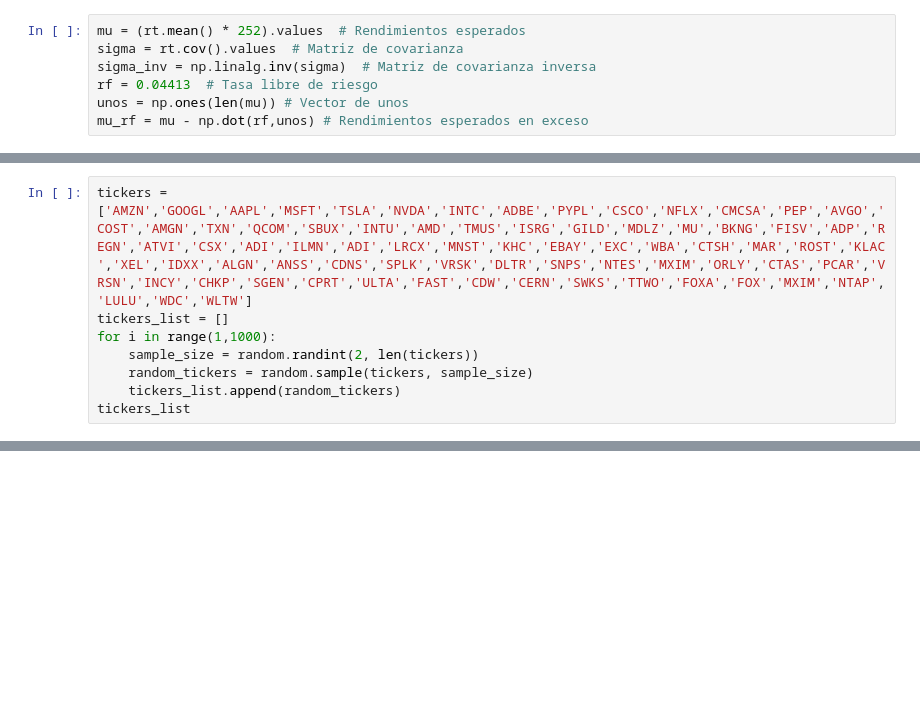
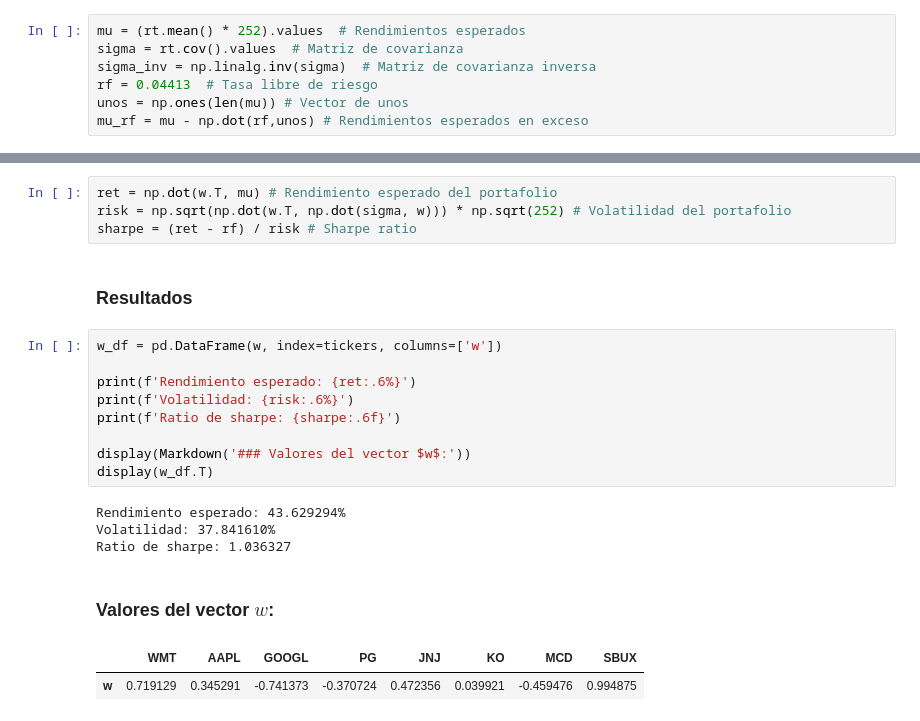
Before and after one commit to LuisMB09/metodos_optimizacion, a Jupyter notebook: aplicación_examen.ipynb, the cells around one changed output, grey strips where cells are left out. Saved outputs shown, nothing was run; the diff lists cells and outputs as text; blank space fills up the shorter version.

```diff
--- a/aplicación_examen.ipynb
+++ b/aplicación_examen.ipynb
@@ -48,8 +47,0 @@ pd.DataFrame(sigma_inv)
-# %%
-tickers = ['AMZN','GOOGL','AAPL','MSFT','TSLA','NVDA','INTC','ADBE','PYPL','CSCO','NFLX','CMCSA','PEP','AVGO','COST','AMGN','TXN','QCOM','SBUX','INTU','AMD','TMUS','ISRG','GILD','MDLZ','MU','BKNG','FISV','ADP','REGN','ATVI','CSX','ADI','ILMN','ADI','LRCX','MNST','KHC','EBAY','EXC','WBA','CTSH','MAR','ROST','KLAC','XEL','IDXX','ALGN','ANSS','CDNS','SPLK','VRSK','DLTR','SNPS','NTES','MXIM','ORLY','CTAS','PCAR','VRSN','INCY','CHKP','SGEN','CPRT','ULTA','FAST','CDW','CERN','SWKS','TTWO','FOXA','FOX','MXIM','NTAP','LULU','WDC','WLTW']
-tickers_list = []
-for i in range(1,1000):
-    sample_size = random.randint(2, len(tickers))
-    random_tickers = random.sample(tickers, sample_size)
-    tickers_list.append(random_tickers)
-tickers_list
@@ -73,0 +58,22 @@ tickers_list
+# %%
+ret = np.dot(w.T, mu) # Rendimiento esperado del portafolio
+risk = np.sqrt(np.dot(w.T, np.dot(sigma, w))) * np.sqrt(252) # Volatilidad del portafolio
+sharpe = (ret - rf) / risk # Sharpe ratio
+# %% [markdown]
+### Resultados
+# %%
+w_df = pd.DataFrame(w, index=tickers, columns=['w'])
+
+print(f'Rendimiento esperado: {ret:.6%}')
+print(f'Volatilidad: {risk:.6%}')
+print(f'Ratio de sharpe: {sharpe:.6f}')
+
+display(Markdown('### Valores del vector $w$:'))
+display(w_df.T)
+# %% [output]
+Rendimiento esperado: 43.629294%
+Volatilidad: 37.841610%
+Ratio de sharpe: 1.036327
+### Valores del vector $w$:
+|  | WMT | AAPL | GOOGL | PG | JNJ | KO | MCD | SBUX |
+| w | 0.719129 | 0.345291 | -0.741373 | -0.370724 | 0.472356 | 0.039921 | -0.459476 | 0.994875 |
```
Also changed, not shown: parts of 26 cells of this notebook.
